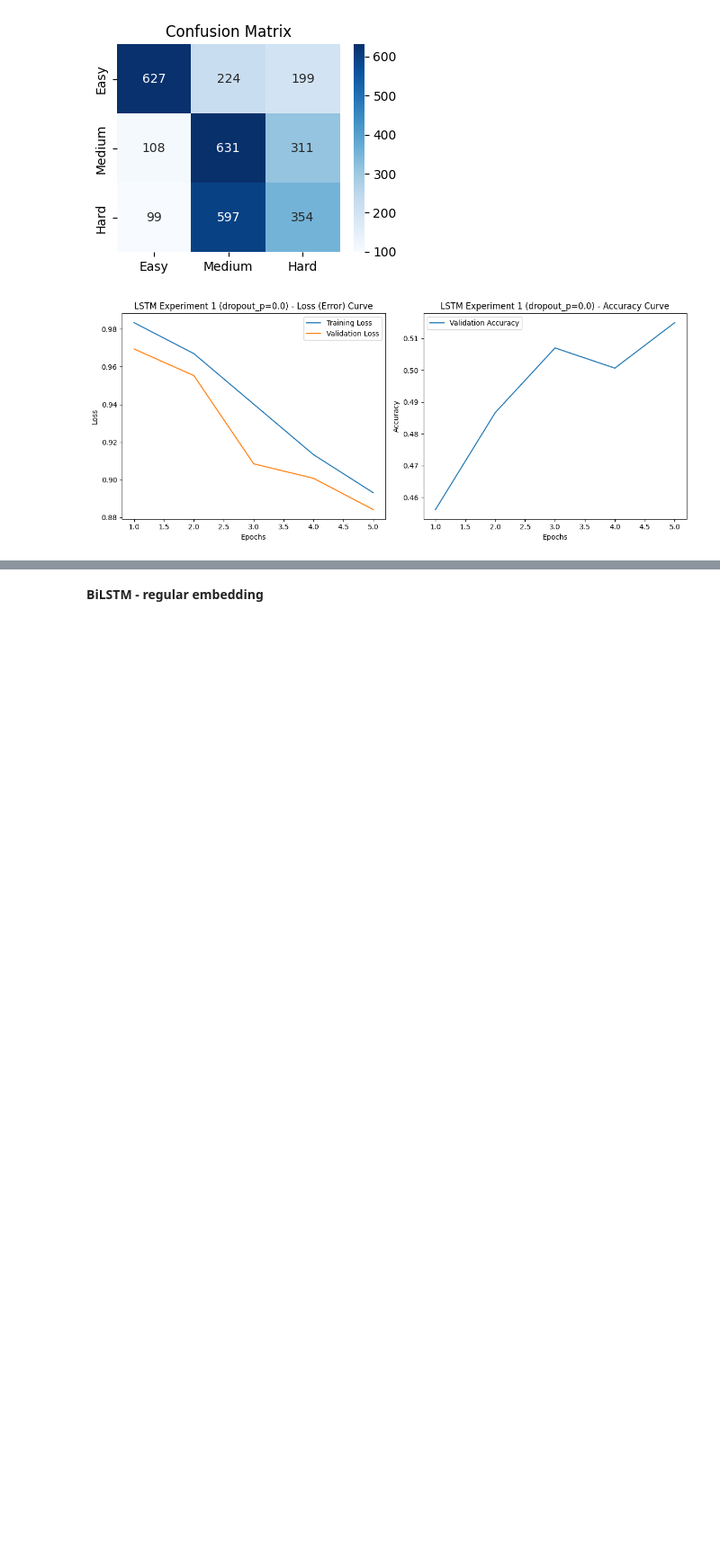
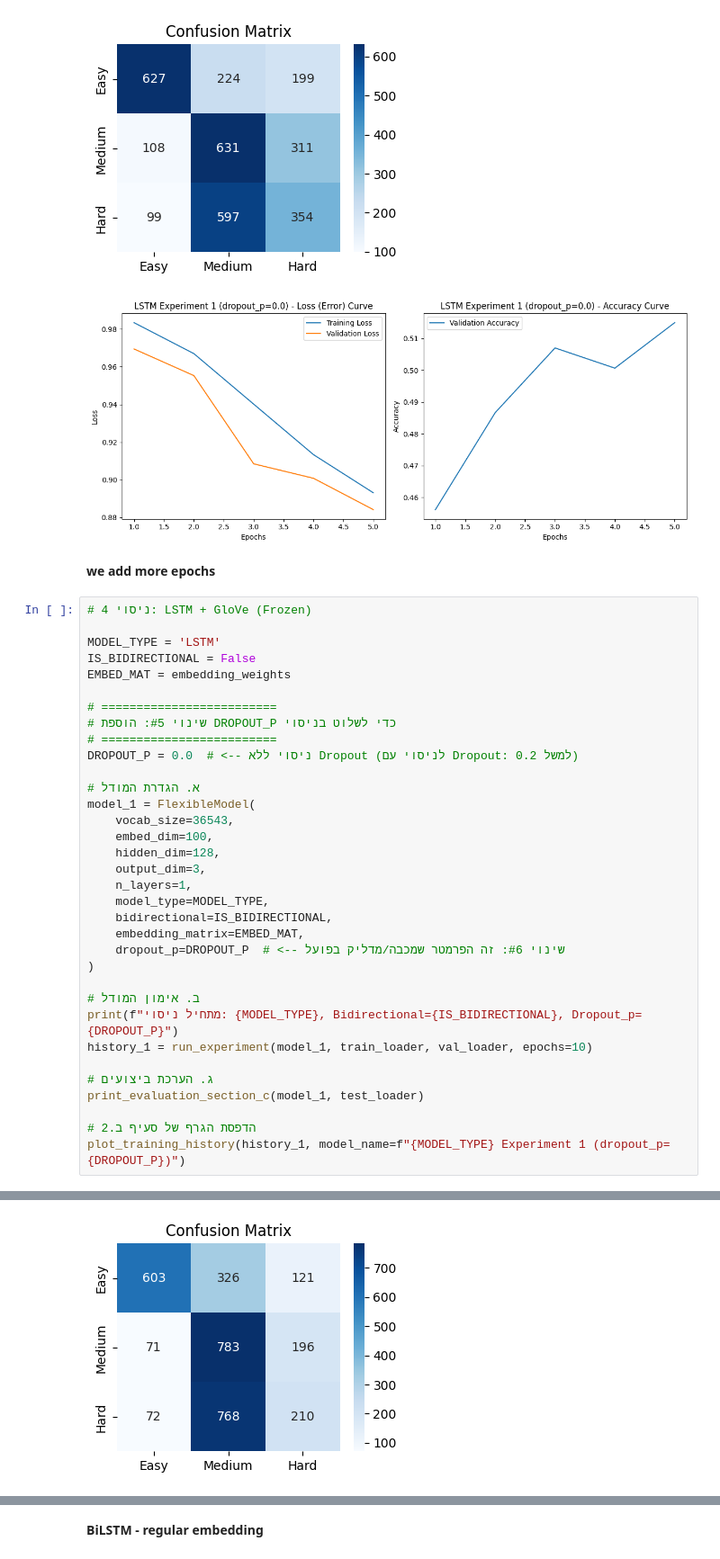
Before and after one commit to eliyahuav/NLP-project, a Jupyter notebook: PART5_Deep Learning for Text Classification.ipynb, the cells around one changed output, grey strips where cells are left out. Shown at 90% size. Drawn from its saved outputs; the diff is of its cells as text; blank space fills up the shorter version.

```diff
--- a/PART5_Deep Learning for Text Classification.ipynb
+++ b/PART5_Deep Learning for Text Classification.ipynb
@@ -942,3 +942,40 @@ Epoch 5/5 | Train Loss: 0.8931 | Val Loss: 0.8842 | Val Acc: 0.5149
 weighted avg       0.53      0.51      0.51      3150
 [figure]
 [figure]
+# %% [markdown]
+**we add more epochs**
+# %%
+# ניסוי 4: LSTM + GloVe (Frozen)
+
+MODEL_TYPE = 'LSTM'
+IS_BIDIRECTIONAL = False
+EMBED_MAT = embedding_weights
+
+# =========================
+# שינוי #5: הוספת DROPOUT_P כדי לשלוט בניסוי
+# =========================
+DROPOUT_P = 0.0  # <-- ניסוי ללא Dropout (לניסוי עם Dropout: 0.2 למשל)
+
+# א. הגדרת המודל
+model_1 = FlexibleModel(
+    vocab_size=36543,
+    embed_dim=100,
+    hidden_dim=128,
+    output_dim=3,
+    n_layers=1,
+    model_type=MODEL_TYPE,
+    bidirectional=IS_BIDIRECTIONAL,
+    embedding_matrix=EMBED_MAT,
+    dropout_p=DROPOUT_P  # <-- שינוי #6: זה הפרמטר שמכבה/מדליק בפועל
+)
+
+# ב. אימון המודל
+print(f"מתחיל ניסוי: {MODEL_TYPE}, Bidirectional={IS_BIDIRECTIONAL}, Dropout_p={DROPOUT_P}")
+history_1 = run_experiment(model_1, train_loader, val_loader, epochs=10)
+
+# ג. הערכת ביצועים
+print_evaluation_section_c(model_1, test_loader)
+
+# הדפסת הגרף של סעיף ב.2
+plot_training_history(history_1, model_name=f"{MODEL_TYPE} Experiment 1 (dropout_p={DROPOUT_P})")
+# %% [output]
@@ -944,0 +999 @@ weighted avg       0.53      0.51      0.51      3150
+[figure, added]
```
Also changed, not shown: parts of 1 cell of this notebook.
